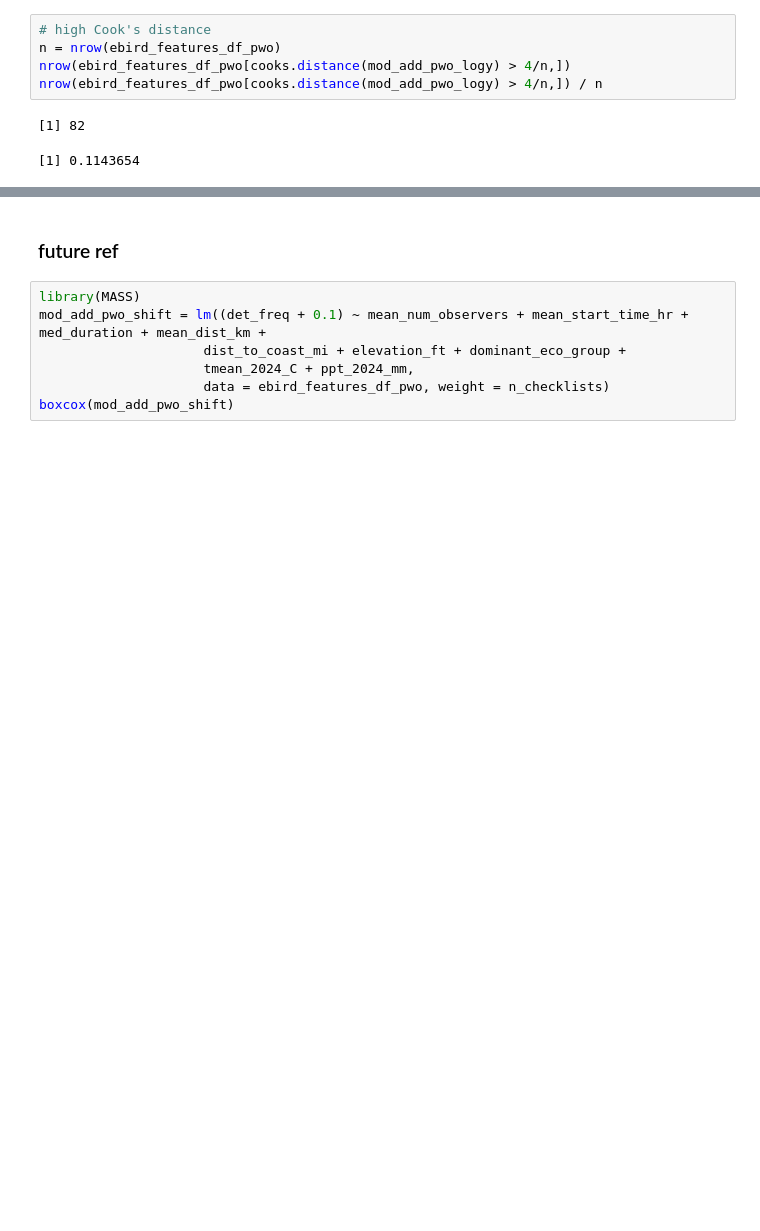
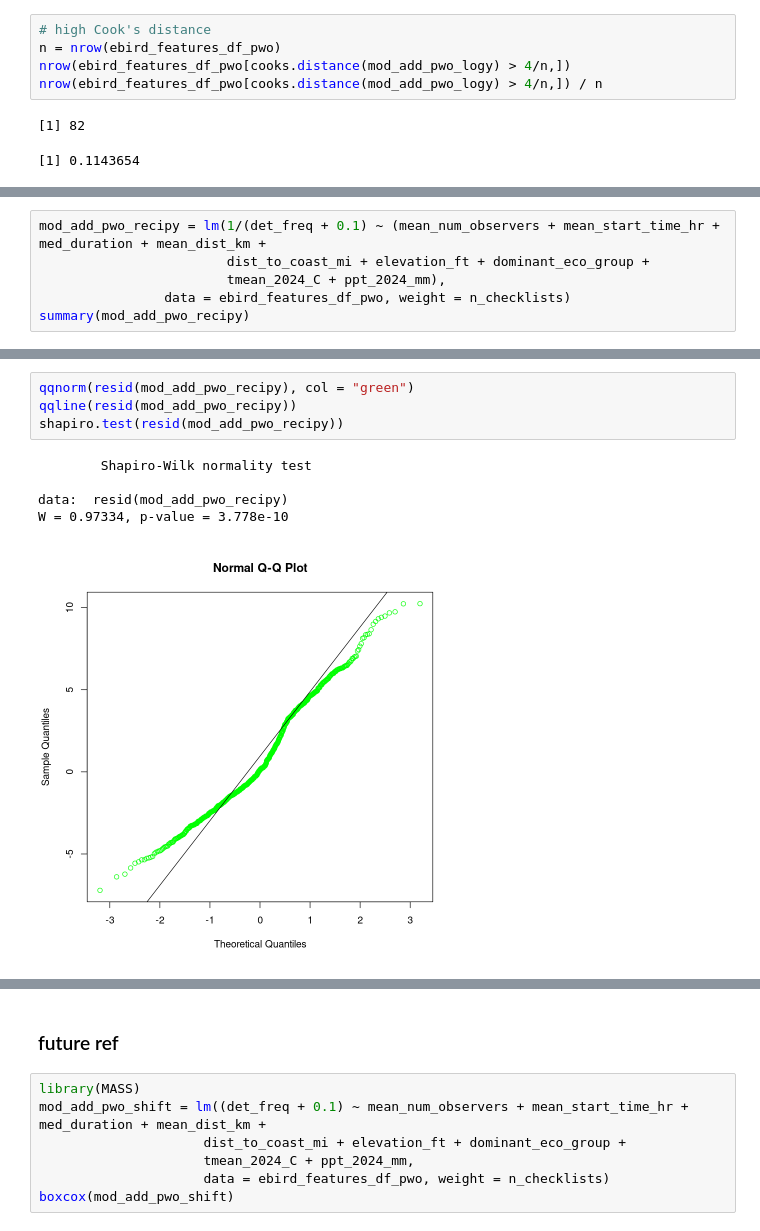
Before and after one commit to jbowen102/STAT_420_Final_Project, a Jupyter notebook: ebird_modeling.ipynb, the cells around one changed output, grey strips where cells are left out. Cells and saved outputs as stored; diff of their text form; blank space fills up the shorter version.

```diff
--- a/ebird_modeling.ipynb
+++ b/ebird_modeling.ipynb
@@ -1054,0 +1123,6 @@ nrow(ebird_features_df_pwo[cooks.distance(mod_add_pwo_logy) > 4/n,]) / n
+# %%
+mod_add_pwo_recipy = lm(1/(det_freq + 0.1) ~ (mean_num_observers + mean_start_time_hr + med_duration + mean_dist_km +
+                        dist_to_coast_mi + elevation_ft + dominant_eco_group +
+                        tmean_2024_C + ppt_2024_mm),
+                data = ebird_features_df_pwo, weight = n_checklists)
+summary(mod_add_pwo_recipy)
@@ -1054,0 +1147,10 @@ nrow(ebird_features_df_pwo[cooks.distance(mod_add_pwo_logy) > 4/n,]) / n
+# %%
+qqnorm(resid(mod_add_pwo_recipy), col = "green")
+qqline(resid(mod_add_pwo_recipy))
+shapiro.test(resid(mod_add_pwo_recipy))
+# %% [output]
+        Shapiro-Wilk normality test
+
+data:  resid(mod_add_pwo_recipy)
+W = 0.97334, p-value = 3.778e-10
+[figure, added]
```
Also changed, not shown: parts of 30 cells of this notebook.
